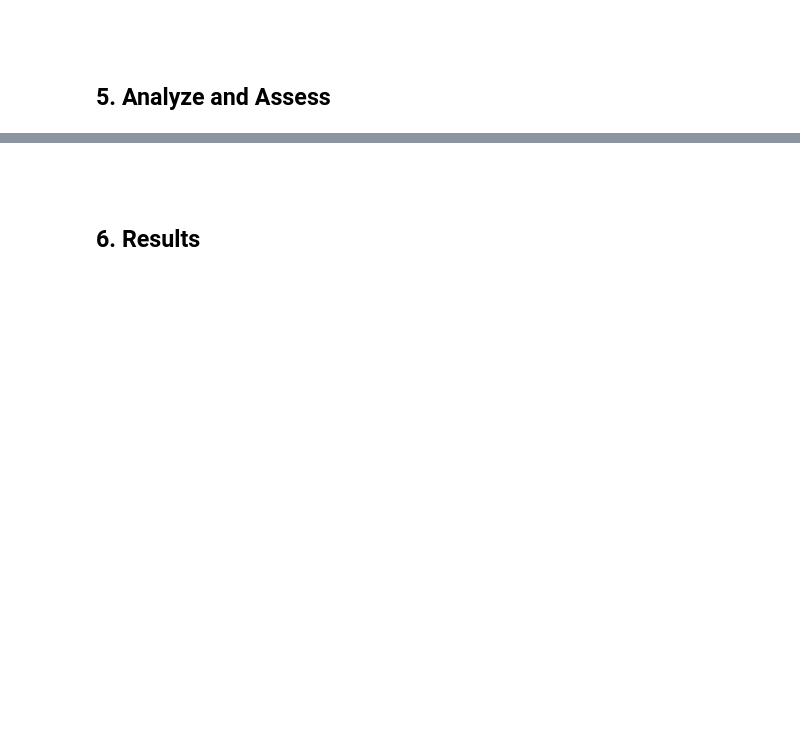
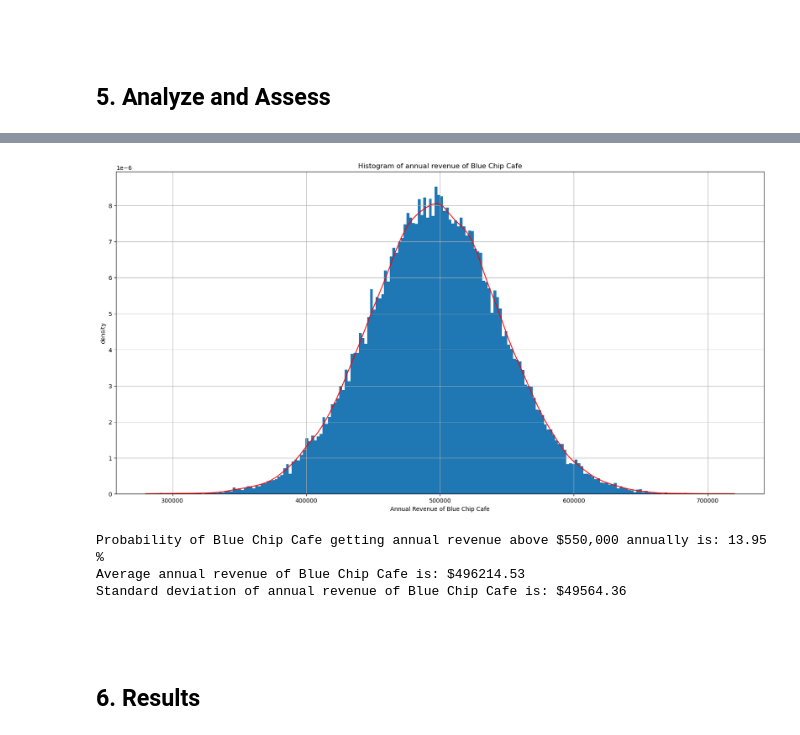
Before and after one commit to r-ey/MATH360_MA_2, a Jupyter notebook: main.ipynb, the cells around one changed output, grey strips where cells are left out. Saved outputs shown, nothing was run; the diff lists cells and outputs as text; code cells hidden in the pictures; blank space fills up the shorter version.

```diff
--- a/main.ipynb
+++ b/main.ipynb
@@ -134,3 +159,37 @@ plt.show()
+# %%
+# monte carlo simulation
+N = 2000
+ar = []
+
+# total annual data is N * total years (26)
+for i in range(N):
+    for i in range(len(years)):
+        Rm = revenue_per_month()
+        ar.append(Rm[i * 12] + Rm[i * 12 + 1] + Rm[i * 12 + 2] + Rm[i * 12 + 3] + Rm[i * 12 + 4] + Rm[i * 12 + 5] + Rm[i * 12 + 6] + Rm[i * 12 + 7] + Rm[i * 12 + 8] + Rm[i * 12 + 9] + Rm[i * 12 + 10] + Rm[i * 12 + 11])
+
+# getting the kernel estimation and histogram of annual revenue
+kde = stats.gaussian_kde(ar)
+x = np.linspace(280_000, 720_000, 100)
+
+plt.figure(figsize=(20, 10))
+plt.plot(x,kde(x),'r')
+plt.hist(ar,bins=200,density=True)
+plt.title('Histogram of annual revenue of Blue Chip Cafe')
+plt.xlabel('Annual Revenue of Blue Chip Cafe')
+plt.ylabel('density')
+plt.grid(True)
+plt.show()
+
+# searching the probability of getting more than $550,000 annually
+prob = kde.integrate_box_1d(550_000,np.inf)
+print('Probability of Blue Chip Cafe getting annual revenue above $550,000 annually is: %.2f' % (prob * 100), '%')
+print('Average annual revenue of Blue Chip Cafe is: $%.2f' % np.mean(ar))
+print('Standard deviation of annual revenue of Blue Chip Cafe is: $%.2f' % np.std(ar))
+# %% [output]
+[figure, added]
+Probability of Blue Chip Cafe getting annual revenue above $550,000 annually is: 13.95 %
+Average annual revenue of Blue Chip Cafe is: $496214.53
+Standard deviation of annual revenue of Blue Chip Cafe is: $49564.36
 # %% [markdown]
 <br>
 # %% [markdown]
```
Also changed, not shown: parts of 11 cells of this notebook, 2 other files.
